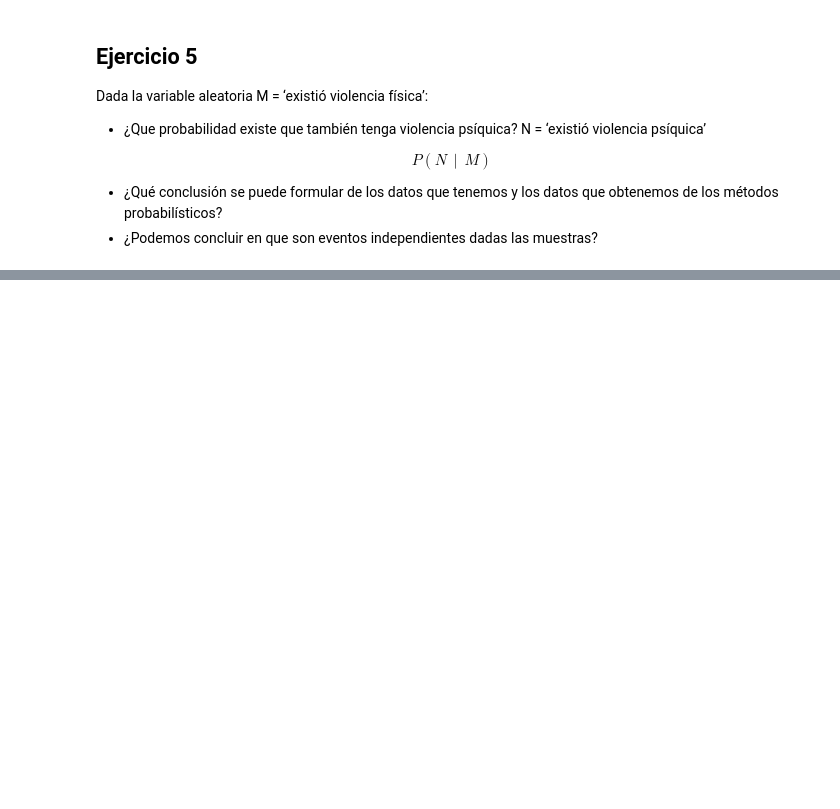
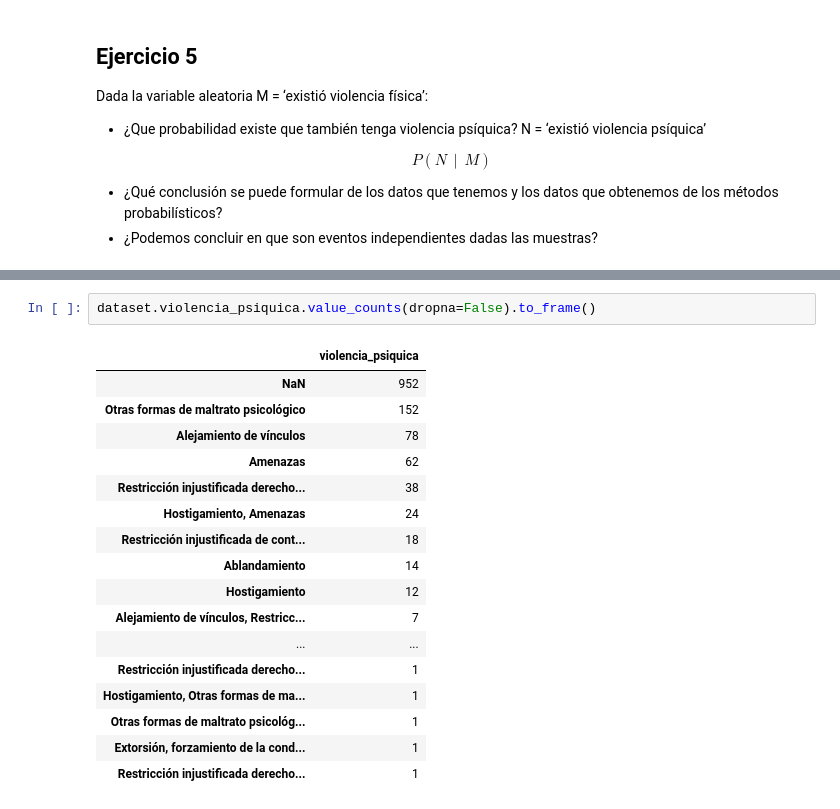
Before and after one commit to david-gonzalez/diplodatos, a Jupyter notebook: analisis_y_visualizacion/Tarea integradora - parte 1.ipynb, the cells around one changed output, grey strips where cells are left out. Cells and saved outputs as stored; diff of their text form; blank space fills up the shorter version.

```diff
--- a/analisis_y_visualizacion/Tarea integradora - parte 1.ipynb
+++ b/analisis_y_visualizacion/Tarea integradora - parte 1.ipynb
@@ -288,0 +308,20 @@ $$P(N~~|~~M)$$
+# %%
+dataset.violencia_psiquica.value_counts(dropna=False).to_frame()
+# %% [output]
+|  | violencia_psiquica |
+| NaN | 952 |
+| Otras formas de maltrato psicológico | 152 |
+| Alejamiento de vínculos | 78 |
+| Amenazas | 62 |
+| Restricción injustificada derecho... | 38 |
+| Hostigamiento, Amenazas | 24 |
+| Restricción injustificada de cont... | 18 |
+| Ablandamiento | 14 |
+| Hostigamiento | 12 |
+| Alejamiento de vínculos, Restricc... | 7 |
+| ... | ... |
+| Restricción injustificada derecho... | 1 |
+| Hostigamiento, Otras formas de ma... | 1 |
+| Otras formas de maltrato psicológ... | 1 |
+| Extorsión, forzamiento de la cond... | 1 |
+| Restricción injustificada derecho... | 1 |
```
Also changed, not shown: parts of 6 cells of this notebook.
